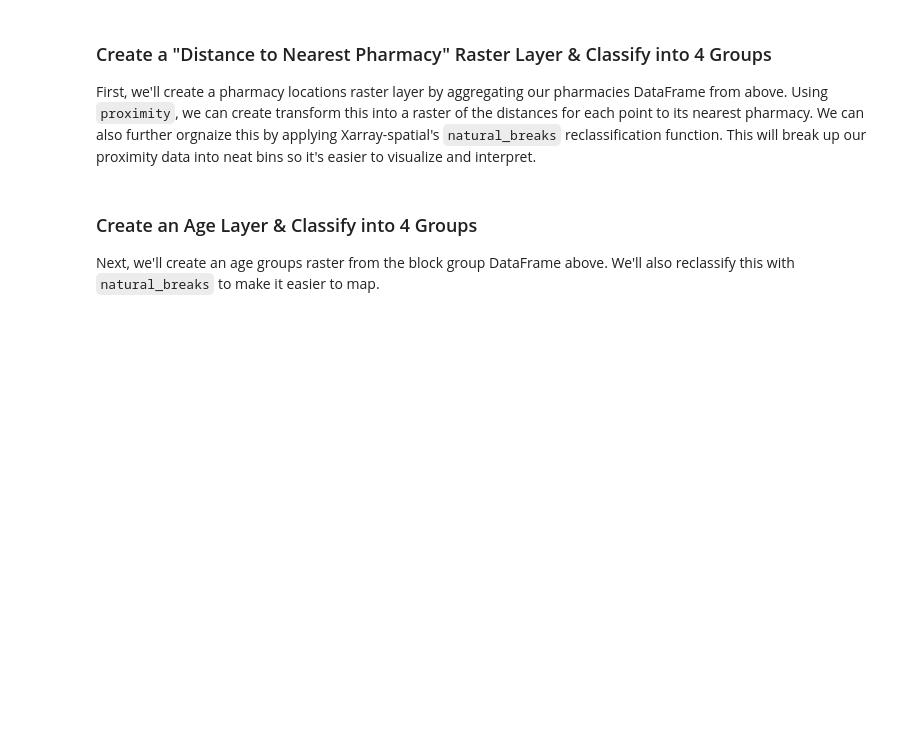
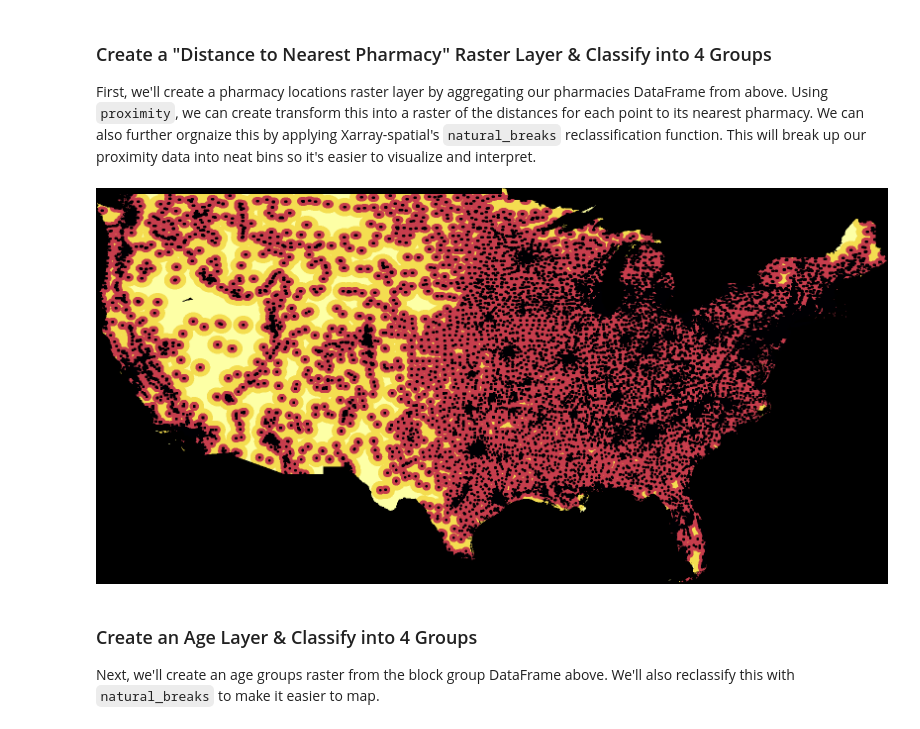
Before and after one commit to makepath/xarray-spatial, a Jupyter notebook: examples/pharmacy-deserts.ipynb, the cells around one changed output. Cells and saved outputs as stored; diff of their text form; code cells hidden in the pictures; blank space fills up the shorter version.

Commit message:
Fix pharmacy notebook (#479)
* fix typo

* fix pharmacy notebook data load guidance

```diff
--- a/examples/pharmacy-deserts.ipynb
+++ b/examples/pharmacy-deserts.ipynb
@@ -34,8 +30,8 @@ Let's load up the data we'll be playing with today: US pharmacy facilities, US b
 First, we'll create a DataFrame of pharmacy facility locations and clean that up a bit and set the coordinates.
 # %%
 # Load Pharmacies and add out x, y fields based on CalcLocation
-pharmacy_df = pd.read_csv("./data/facilities.csv")
-coords = pharmacy_df['CalcLocation'].str.split(',', expand=True)
-pharmacy_df['y'] = np.array(coords[0], dtype='float64')
-pharmacy_df['x'] = np.array(coords[1], dtype='float64')
+pharmacy_df = pd.read_csv("./xrspatial-examples/data/facilities.csv")
+coords = pharmacy_df["CalcLocation"].str.split(",", expand=True)
+pharmacy_df["y"] = np.array(coords[0], dtype="float64")
+pharmacy_df["x"] = np.array(coords[1], dtype="float64")
 pharmacy_df
@@ -90,15 +131,19 @@ First, we'll create a pharmacy locations raster layer by aggregating our pharmac
 Using `proximity`, we can create transform this into a raster of the distances for each point to its nearest pharmacy.
 We can also further orgnaize this by applying Xarray-spatial's `natural_breaks` reclassification function. This will break up our proximity data into neat bins so it's easier to visualize and interpret.
 # %%
-pharmacy_raster = cvs.points(pharmacy_df, 'x', 'y')
-proximity_raster = proximity(pharmacy_raster, distance_metric='GREAT_CIRCLE').where(county_mask)
+pharmacy_raster = cvs.points(pharmacy_df, "x", "y")
+proximity_raster = proximity(pharmacy_raster, distance_metric="GREAT_CIRCLE").where(
+    county_mask
+)
 proximity_raster.data[~np.isfinite(proximity_raster.data)] = 0.0
 
 proximity_classifed = natural_breaks(proximity_raster, 20000, k=4).where(county_mask)
 
 image_pharmacy = shade(proximity_classifed, cmap=inferno, alpha=255)
-image_pharmacy = set_background(image_pharmacy, 'black')
+image_pharmacy = set_background(image_pharmacy, "black")
 image_pharmacy
+# %% [output]
+[figure, added]
 # %% [markdown]
 ### Create an Age Layer  & Classify into 4 Groups
 
```
Also changed, not shown: parts of 14 cells of this notebook.
